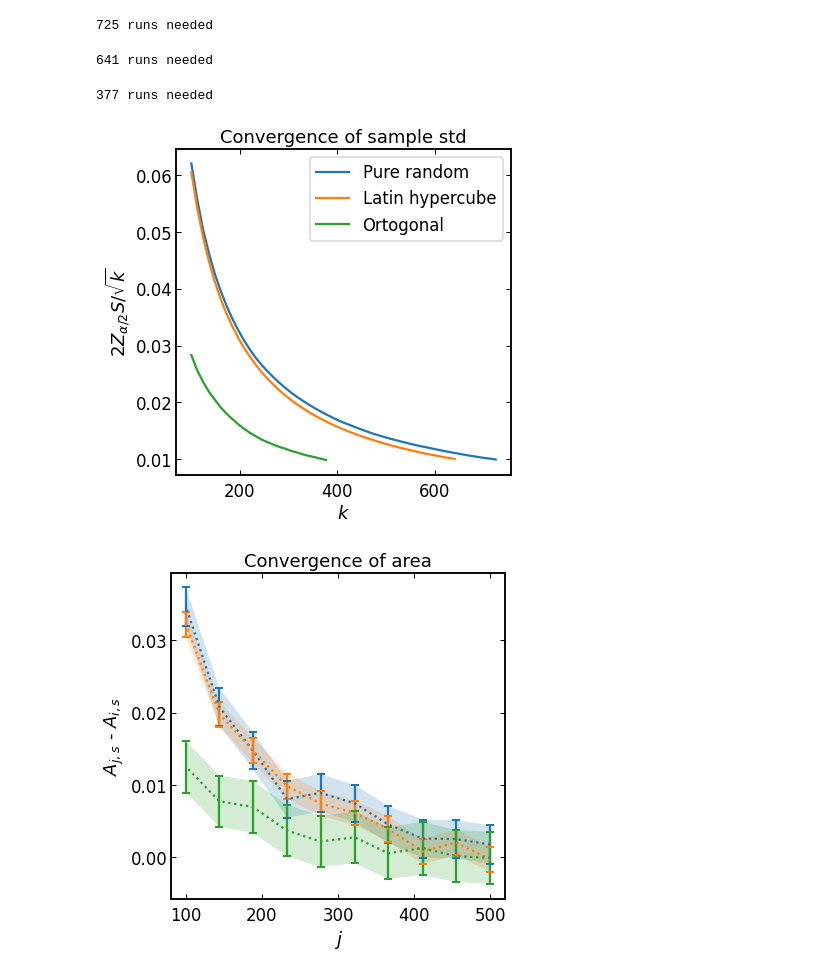
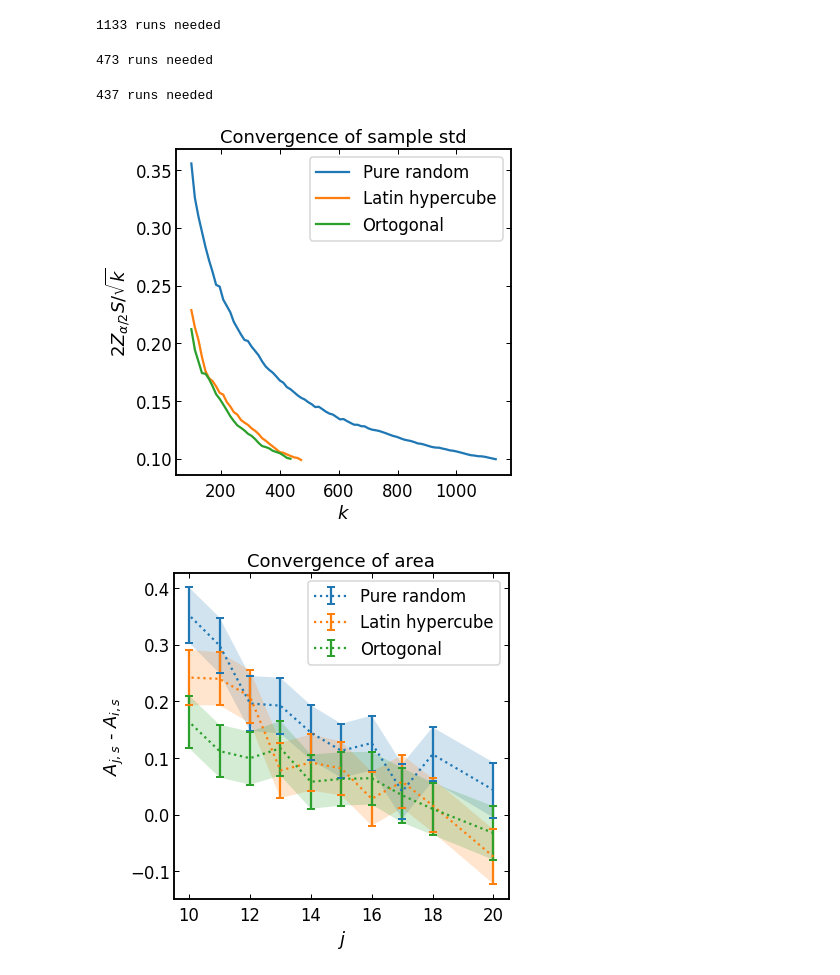
Before and after one commit to JesseFranzua/Mandlebrot, a Jupyter notebook: mandelbrot_combined.ipynb, the cells around one changed output. Cells and saved outputs as stored; diff of their text form; code cells hidden in the pictures.

```diff
--- a/mandelbrot_combined.ipynb
+++ b/mandelbrot_combined.ipynb
@@ -12,18 +12,17 @@ from scipy.stats import qmc
 
 def check_inside_mandlebrot(i, c):
     z = 0 + 0j
-    for i in range(i):
+    for _ in range(i):
         z = z ** 2 + c
         if abs(z) > 2:
-            return False
-    return True
+            return 0
+    return 1
 
 def mandlebrot_area(i, s, sampling_function):
     random_complex_numbers = sampling_function(s)
     in_mandlebrot = 0
     for z in random_complex_numbers:
-        if check_inside_mandlebrot(i, z):
-            in_mandlebrot += 1
+        in_mandlebrot += check_inside_mandlebrot(i, z)
     area = in_mandlebrot / s * area_box
     return area
 
@@ -69,10 +68,8 @@ def LHC_samples(n):
     sampler = qmc.LatinHypercube(d=2)
     sample = sampler.random(n=n)
     sample = qmc.scale(sample, [real_min, imag_min], [real_max, imag_max])
-
     reals = sample[:, 0]
     imags = sample[:, 1]
-
     samples = reals + imags * 1j
     return samples
 # %%
@@ -147,22 +144,23 @@ area_box = (real_max - real_min) * (imag_max - imag_min)
 # settings
 n_cores = os.cpu_count()
 rand_num_generator = uniform_samples
-n_samples = 5000
-interval_length = 0.01
+n_samples = 10
+interval_length = 0.1
 z_value = 1.96
 n_init_runs = 100
 n_different_i = 10
-min_i = 100
-max_i = 500
+min_i = 10
+max_i = 20
+
+# lists for looping
+dnr_results = []
+dnr_k = []
+ic_mean_results = []
+ic_std_results = []
 i_values = np.linspace(max_i, min_i, n_different_i, dtype=int)
 means = np.zeros(n_different_i)
 stds = np.zeros(n_different_i)
 # %%
-dnr_results = []
-dnr_k = []
-ic_mean_results = []
-ic_std_results = []
-
 for rand_num_generator in [uniform_samples, LHC_samples, OLHC_samples]:
 
     # determine how many runs we need in order to achieve satiffactory accuracy
@@ -181,33 +179,34 @@ for rand_num_generator in [uniform_samples, LHC_samples, OLHC_samples]:
     ic_mean_results.append(ic.means)
     ic_std_results.append(ic.stds)
 # %% [output]
-725 runs needed
+1133 runs needed
-641 runs needed
+473 runs needed
-377 runs needed
+437 runs needed
 # %%
 
 plt.plot(dnr_k[0], dnr_results[0], label='Pure random')
 plt.plot(dnr_k[1], dnr_results[1], label='Latin hypercube')
 plt.plot(dnr_k[2], dnr_results[2], label='Ortogonal')
 plt.legend()
 plt.title('Convergence of sample std')
 plt.ylabel(r'$2 Z_{\alpha / 2} S / \sqrt{k}$')
 plt.xlabel('$k$')
 plt.show()
 
-plt.errorbar(i_values, ic_mean_results[0], ic_std_results[0], fmt=':', capsize=4, capthick=2)
+plt.errorbar(i_values, ic_mean_results[0], ic_std_results[0], fmt=':', capsize=4, capthick=2, label='Pure random')
 plt.fill_between(i_values, ic_mean_results[0] - ic_std_results[0], ic_mean_results[0] + ic_std_results[0], alpha=0.2)
-plt.errorbar(i_values, ic_mean_results[1], ic_std_results[1], fmt=':', capsize=4, capthick=2)
+plt.errorbar(i_values, ic_mean_results[1], ic_std_results[1], fmt=':', capsize=4, capthick=2, label='Latin hypercube')
 plt.fill_between(i_values, ic_mean_results[1] - ic_std_results[1], ic_mean_results[1] + ic_std_results[1], alpha=0.2)
-plt.errorbar(i_values, ic_mean_results[2], ic_std_results[2], fmt=':', capsize=4, capthick=2)
+plt.errorbar(i_values, ic_mean_results[2], ic_std_results[2], fmt=':', capsize=4, capthick=2, label='Ortogonal')
 plt.fill_between(i_values, ic_mean_results[2] - ic_std_results[2], ic_mean_results[2] + ic_std_results[2], alpha=0.2)
+plt.legend()
 plt.title('Convergence of area')
 plt.xlabel('$j$')
 plt.ylabel('$A_{j, s}$ - $A_{i, s}$')
 plt.show()
 # %% [output]
-[figure, old version]
+[figure, new version]
-[figure, old version]
+[figure, new version]
 # %%
 # write own latin hypercude
 # rewrite for easy variation of sampling function
```
Also changed, not shown: 2 other files.
